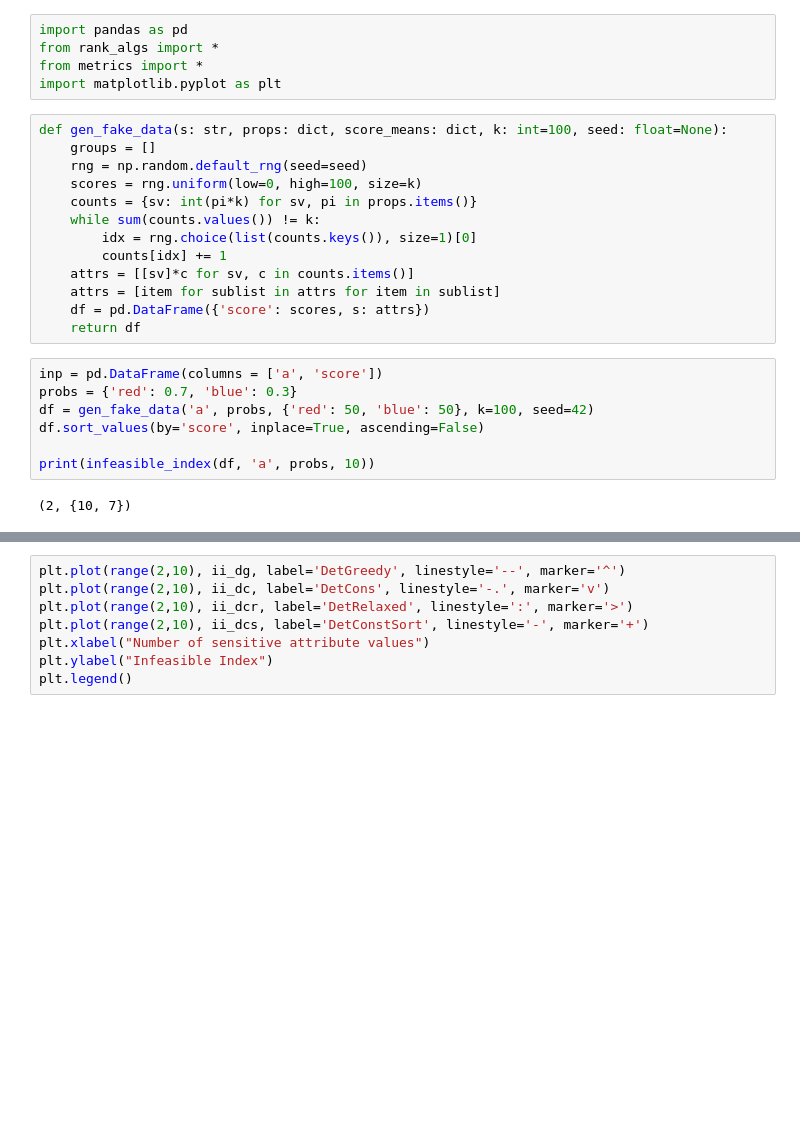
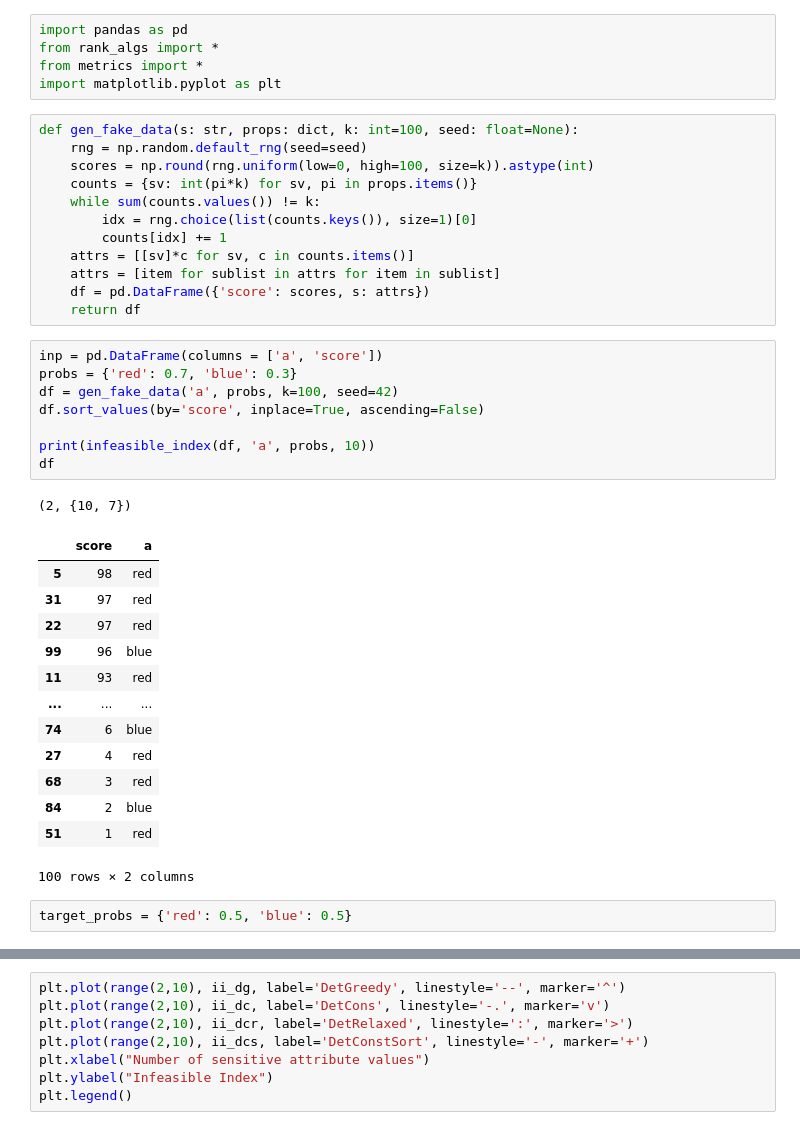
Before and after one commit to andrewklayk/fair-rank, a Jupyter notebook: linkedin_rank.ipynb, the cells around one changed output, grey strips where cells are left out. Saved outputs shown, nothing was run; the diff lists cells and outputs as text; blank space fills up the shorter version.

```diff
--- a/linkedin_rank.ipynb
+++ b/linkedin_rank.ipynb
@@ -4,10 +4,9 @@ from rank_algs import *
 from metrics import *
 import matplotlib.pyplot as plt
 # %%
-def gen_fake_data(s: str, props: dict, score_means: dict, k: int=100, seed: float=None):
-    groups = []
+def gen_fake_data(s: str, props: dict, k: int=100, seed: float=None):
     rng = np.random.default_rng(seed=seed)
-    scores = rng.uniform(low=0, high=100, size=k)
+    scores = np.round(rng.uniform(low=0, high=100, size=k)).astype(int)
     counts = {sv: int(pi*k) for sv, pi in props.items()}
     while sum(counts.values()) != k:
         idx = rng.choice(list(counts.keys()), size=1)[0]
@@ -19,10 +18,26 @@ def gen_fake_data(s: str, props: dict, score_means: dict, k: int=100, seed: floa
 # %%
 inp = pd.DataFrame(columns = ['a', 'score'])
 probs = {'red': 0.7, 'blue': 0.3}
-df = gen_fake_data('a', probs, {'red': 50, 'blue': 50}, k=100, seed=42)
+df = gen_fake_data('a', probs, k=100, seed=42)
 df.sort_values(by='score', inplace=True, ascending=False)
 
 print(infeasible_index(df, 'a', probs, 10))
+df
 # %% [output]
 (2, {10, 7})
+|  | score | a |
+| 5 | 98 | red |
+| 31 | 97 | red |
+| 22 | 97 | red |
+| 99 | 96 | blue |
+| 11 | 93 | red |
+| ... | ... | ... |
+| 74 | 6 | blue |
+| 27 | 4 | red |
+| 68 | 3 | red |
+| 84 | 2 | blue |
+| 51 | 1 | red |
+100 rows × 2 columns
+# %%
+target_probs = {'red': 0.5, 'blue': 0.5}
 # %%
```
Also changed, not shown: parts of 5 cells of this notebook, 2 other files.
